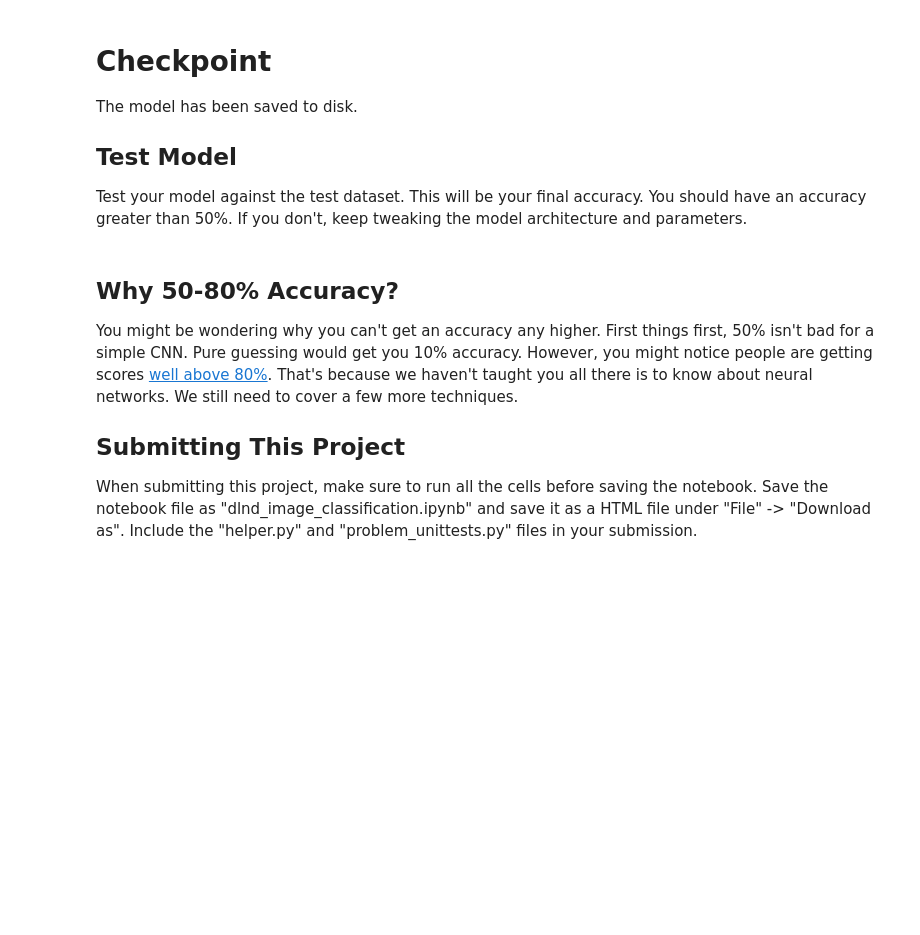
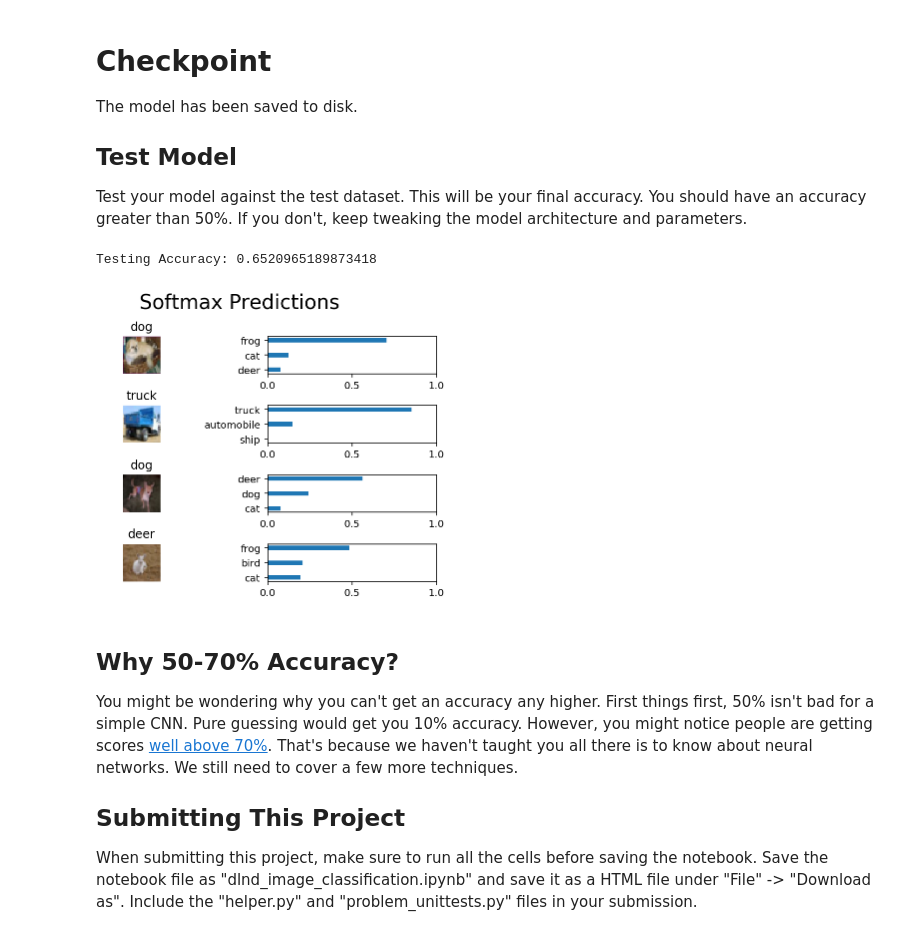
Before and after one commit to ctiagotb/image-classification, a Jupyter notebook: dlnd_image_classification.ipynb, the cells around one changed output. Cells and saved outputs as stored; diff of their text form; code cells hidden in the pictures; blank space fills up the shorter version.

Commit message:
reafactor: Updated to python 3 feat: Finished the notebook with accuracy of 65.20%

```diff
--- a/dlnd_image_classification.ipynb
+++ b/dlnd_image_classification.ipynb
@@ -522,8 +560,8 @@ Tune the following parameters:
 * Set `keep_probability` to the probability of keeping a node using dropout
 # %%
 # TODO: Tune Parameters
-epochs = 10
-batch_size = 512
+epochs = 50
+batch_size = 128
 keep_probability = 0.5
 # %% [markdown]
 ### Train on a Single CIFAR-10 Batch
@@ -542,9 +580,7 @@ with tf.Session() as sess:
         batch_i = 1
         for batch_features, batch_labels in helper.load_preprocess_training_batch(batch_i, batch_size):
             train_neural_network(sess, optimizer, keep_probability, batch_features, batch_labels)
-        #print('Epoch {:>2}, CIFAR-10 Batch {}:  '.format(epoch + 1, batch_i), end='')
-        #print('Epoch {:>2}, CIFAR-10 Batch {}:  '.format(epoch + 1, batch_i). end = " ")
-
-        print_stats(sess, batch_features, batch_labels, cost, accuracy, epoch + 1, batch_i)
+        print('Epoch {:>2}, CIFAR-10 Batch {}:  '.format(epoch + 1, batch_i), end='')
+        print_stats(sess, batch_features, batch_labels, cost, accuracy)
 # %% [output]
 Checking the Training on a Single Batch...
@@ -625,20 +602,0 @@ with tf.Session() as sess:
-# %%
-# n_layers = 3
-# n_fc_layers = 2
-"""
-DON'T MODIFY ANYTHING IN THIS CELL
-"""
-print('Checking the Training on a Single Batch...')
-with tf.Session() as sess:
-    # Initializing the variables
-    sess.run(tf.global_variables_initializer())
-
-    # Training cycle
-    for epoch in range(epochs):
-        batch_i = 1
-        for batch_features, batch_labels in helper.load_preprocess_training_batch(batch_i, batch_size):
-            train_neural_network(sess, optimizer, keep_probability, batch_features, batch_labels)
-        #print('Epoch {:>2}, CIFAR-10 Batch {}:  '.format(epoch + 1, batch_i), end='')
-        #print('Epoch {:>2}, CIFAR-10 Batch {}:  '.format(epoch + 1, batch_i). end = " ")
-
-        print_stats(sess, batch_features, batch_labels, cost, accuracy, epoch + 1, batch_i)
@@ -667,9 +621,8 @@ with tf.Session() as sess:
         for batch_i in range(1, n_batches + 1):
             for batch_features, batch_labels in helper.load_preprocess_training_batch(batch_i, batch_size):
                 train_neural_network(sess, optimizer, keep_probability, batch_features, batch_labels)
-            #print('Epoch {:>2}, CIFAR-10 Batch {}:  '.format(epoch + 1, batch_i), end='')
-            #print_stats(sess, batch_features, batch_labels, cost, accuracy)
-            print_stats(sess, batch_features, batch_labels, cost, accuracy, epoch + 1, batch_i)
+            print('Epoch {:>2}, CIFAR-10 Batch {}:  '.format(epoch + 1, batch_i), end='')
+            print_stats(sess, batch_features, batch_labels, cost, accuracy)
 
     # Save Model
     saver = tf.train.Saver()
@@ -716,44 +678,47 @@ def test_model():
     Test the saved model against the test dataset
     """
 
-    test_features, test_labels = pickle.load(open('preprocess_test.p', mode='rb'))
+    test_features, test_labels = pickle.load(open('preprocess_training.p', mode='rb'))
     loaded_graph = tf.Graph()
 
     with tf.Session(graph=loaded_graph) as sess:
         # Load model
         loader = tf.train.import_meta_graph(save_model_path + '.meta')
         loader.restore(sess, save_model_path)
 
         # Get Tensors from loaded model
         loaded_x = loaded_graph.get_tensor_by_name('x:0')
         loaded_y = loaded_graph.get_tensor_by_name('y:0')
         loaded_keep_prob = loaded_graph.get_tensor_by_name('keep_prob:0')
         loaded_logits = loaded_graph.get_tensor_by_name('logits:0')
         loaded_acc = loaded_graph.get_tensor_by_name('accuracy:0')
 
         # Get accuracy in batches for memory limitations
         test_batch_acc_total = 0
         test_batch_count = 0
 
-        for test_feature_batch, test_label_batch in helper.batch_features_labels(test_features, test_labels, batch_size):
+        for train_feature_batch, train_label_batch in helper.batch_features_labels(test_features, test_labels, batch_size):
             test_batch_acc_total += sess.run(
                 loaded_acc,
-                feed_dict={loaded_x: test_feature_batch, loaded_y: test_label_batch, loaded_keep_prob: 1.0})
+                feed_dict={loaded_x: train_feature_batch, loaded_y: train_label_batch, loaded_keep_prob: 1.0})
             test_batch_count += 1
 
         print('Testing Accuracy: {}\n'.format(test_batch_acc_total/test_batch_count))
 
         # Print Random Samples
         random_test_features, random_test_labels = tuple(zip(*random.sample(list(zip(test_features, test_labels)), n_samples)))
         random_test_predictions = sess.run(
             tf.nn.top_k(tf.nn.softmax(loaded_logits), top_n_predictions),
             feed_dict={loaded_x: random_test_features, loaded_y: random_test_labels, loaded_keep_prob: 1.0})
         helper.display_image_predictions(random_test_features, random_test_labels, random_test_predictions)
 
 
 test_model()
+# %% [output]
+Testing Accuracy: 0.6520965189873418
+[figure, added]
 # %% [markdown]
-## Why 50-80% Accuracy?
-You might be wondering why you can't get an accuracy any higher. First things first, 50% isn't bad for a simple CNN.  Pure guessing would get you 10% accuracy. However, you might notice people are getting scores [well above 80%](http://rodrigob.github.io/are_we_there_yet/build/classification_datasets_results.html#43494641522d3130).  That's because we haven't taught you all there is to know about neural networks. We still need to cover a few more techniques.
+## Why 50-70% Accuracy?
+You might be wondering why you can't get an accuracy any higher. First things first, 50% isn't bad for a simple CNN.  Pure guessing would get you 10% accuracy. However, you might notice people are getting scores [well above 70%](http://rodrigob.github.io/are_we_there_yet/build/classification_datasets_results.html#43494641522d3130).  That's because we haven't taught you all there is to know about neural networks. We still need to cover a few more techniques.
 ## Submitting This Project
 When submitting this project, make sure to run all the cells before saving the notebook.  Save the notebook file as "dlnd_image_classification.ipynb" and save it as a HTML file under "File" -> "Download as".  Include the "helper.py" and "problem_unittests.py" files in your submission.
```
Also changed, not shown: parts of 19 cells of this notebook, 2 other files.
